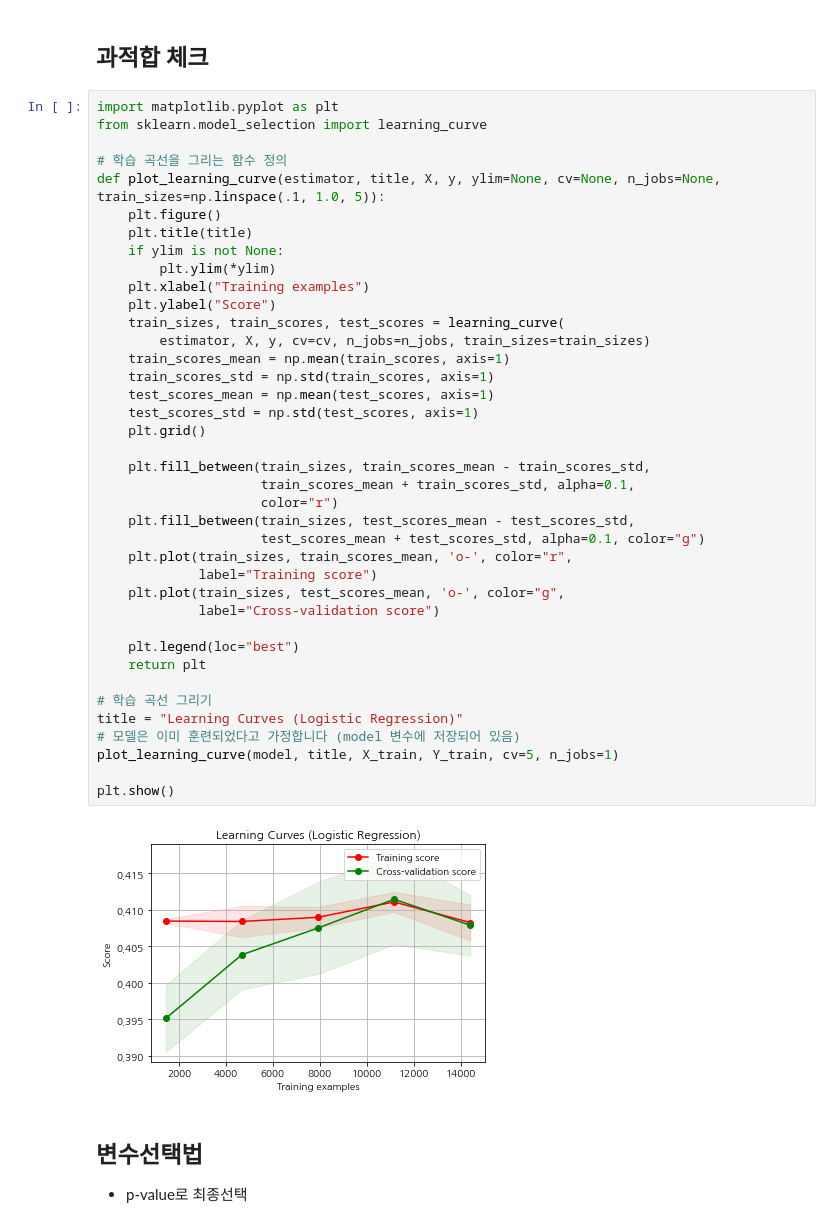
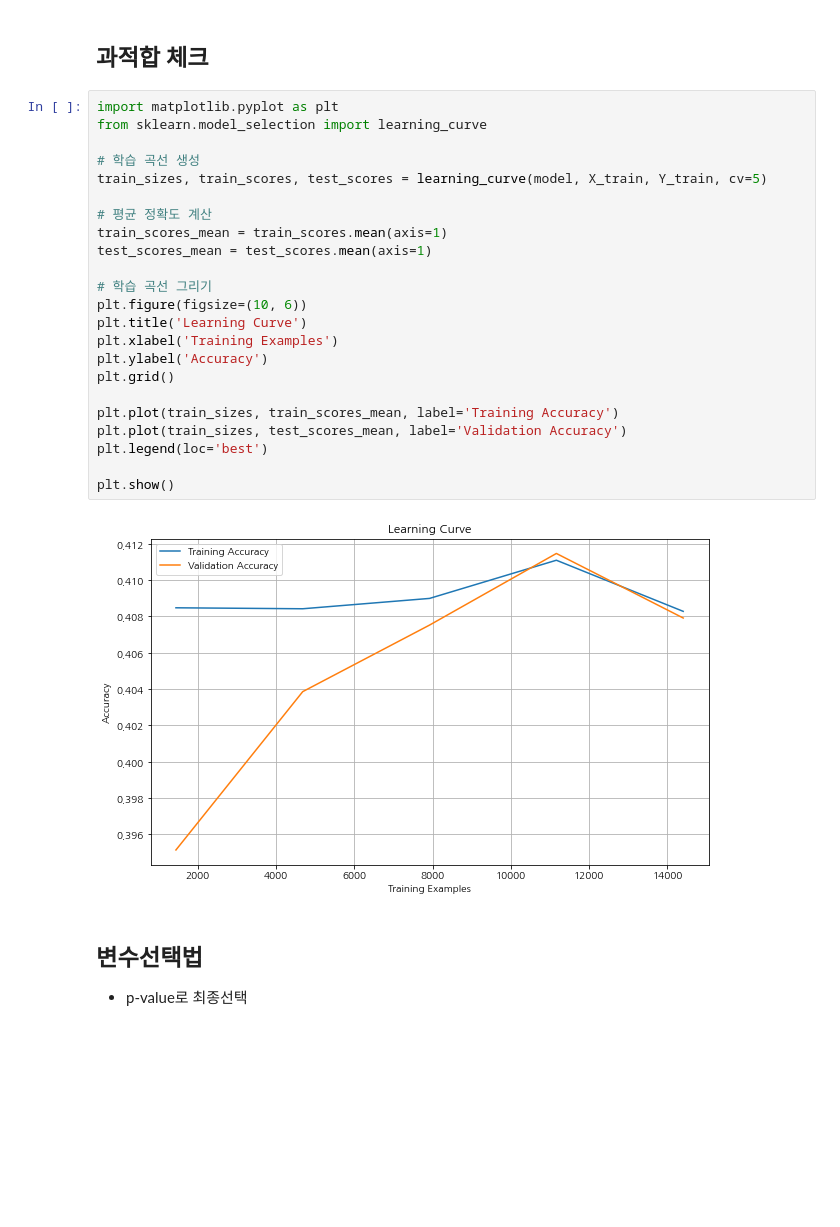
Before and after one commit to Gil-Yeon/TIL, a Jupyter notebook: Project/Logistic_analysis_features_ranking.ipynb, the cells around one changed output. Cells and saved outputs as stored; diff of their text form; blank space fills up the shorter version.

```diff
--- a/Project/Logistic_analysis_features_ranking.ipynb
+++ b/Project/Logistic_analysis_features_ranking.ipynb
@@ -375,47 +379,31 @@ print(vif_result)
 - VIF값 5를 기준으로 높으면 변수에서 제거할 요인으로 본다면 CA_index, TC_index, HSP_index를 제외한다.
 # %% [markdown]
 ## 과적합 체크
-# %%
-import matplotlib.pyplot as plt
-from sklearn.model_selection import learning_curve
-
-# 학습 곡선을 그리는 함수 정의
-def plot_learning_curve(estimator, title, X, y, ylim=None, cv=None, n_jobs=None, train_sizes=np.linspace(.1, 1.0, 5)):
-    plt.figure()
-    plt.title(title)
-    if ylim is not None:
-        plt.ylim(*ylim)
-    plt.xlabel("Training examples")
-    plt.ylabel("Score")
-    train_sizes, train_scores, test_scores = learning_curve(
-        estimator, X, y, cv=cv, n_jobs=n_jobs, train_sizes=train_sizes)
-    train_scores_mean = np.mean(train_scores, axis=1)
-    train_scores_std = np.std(train_scores, axis=1)
-    test_scores_mean = np.mean(test_scores, axis=1)
-    test_scores_std = np.std(test_scores, axis=1)
-    plt.grid()
-
-    plt.fill_between(train_sizes, train_scores_mean - train_scores_std,
-                     train_scores_mean + train_scores_std, alpha=0.1,
-                     color="r")
-    plt.fill_between(train_sizes, test_scores_mean - test_scores_std,
-                     test_scores_mean + test_scores_std, alpha=0.1, color="g")
-    plt.plot(train_sizes, train_scores_mean, 'o-', color="r",
-             label="Training score")
-    plt.plot(train_sizes, test_scores_mean, 'o-', color="g",
-             label="Cross-validation score")
-
-    plt.legend(loc="best")
-    return plt
-
-# 학습 곡선 그리기
-title = "Learning Curves (Logistic Regression)"
-# 모델은 이미 훈련되었다고 가정합니다 (model 변수에 저장되어 있음)
-plot_learning_curve(model, title, X_train, Y_train, cv=5, n_jobs=1)
-
-plt.show()
-# %% [output]
-[figure, removed]
+# %%
+import matplotlib.pyplot as plt
+from sklearn.model_selection import learning_curve
+
+# 학습 곡선 생성
+train_sizes, train_scores, test_scores = learning_curve(model, X_train, Y_train, cv=5)
+
+# 평균 정확도 계산
+train_scores_mean = train_scores.mean(axis=1)
+test_scores_mean = test_scores.mean(axis=1)
+
+# 학습 곡선 그리기
+plt.figure(figsize=(10, 6))
+plt.title('Learning Curve')
+plt.xlabel('Training Examples')
+plt.ylabel('Accuracy')
+plt.grid()
+
+plt.plot(train_sizes, train_scores_mean, label='Training Accuracy')
+plt.plot(train_sizes, test_scores_mean, label='Validation Accuracy')
+plt.legend(loc='best')
+
+plt.show()
+# %% [output]
+[figure, added]
 # %% [markdown]
 ## 변수선택법
 - p-value로 최종선택
```
Also changed, not shown: parts of 1 cell of this notebook, 3 other files.
